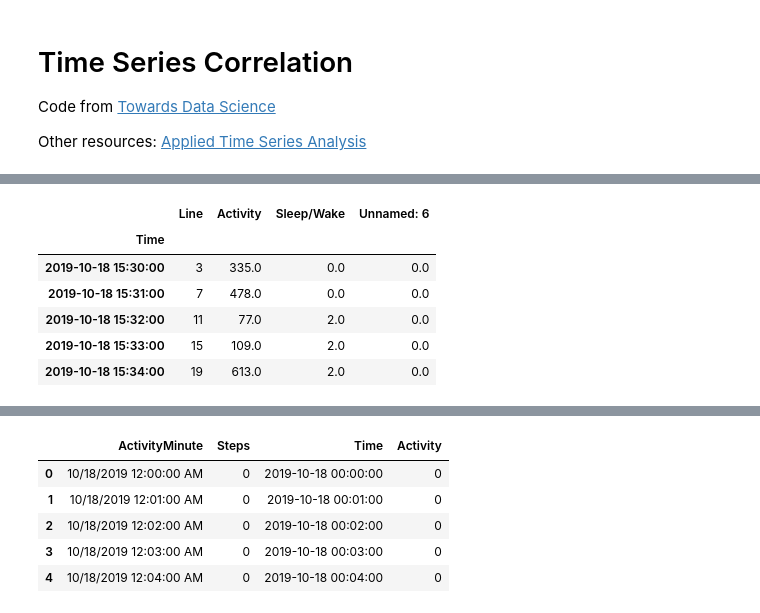
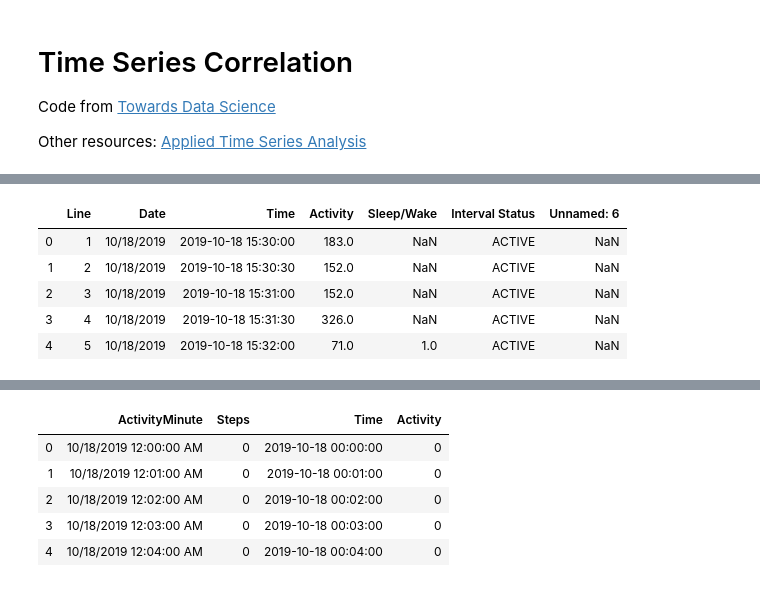
Before and after one commit to mcmahonmc/wearables, a Jupyter notebook: Fitbit Actiwatch Time Series Correlation.ipynb, the cells around one changed output, grey strips where cells are left out. Drawn from its saved outputs; the diff is of its cells as text; code cells hidden in the pictures.

```diff
--- a/Fitbit Actiwatch Time Series Correlation.ipynb
+++ b/Fitbit Actiwatch Time Series Correlation.ipynb
@@ -31,18 +35,16 @@ act_files[0:5]
 # %%
 # resample actiwatch data to 1 minute bins
 
 act = pd.read_csv(act_files[1], skiprows=156)
 act['Time'] = pd.to_datetime(act['Date'] + ' ' + act['Time'])
-act = act.resample('T', on='Time').sum()
 act[0:5]
 # %% [output]
-|  | Line | Activity | Sleep/Wake | Unnamed: 6 |
-| Time |  |  |  |  |
-| 2019-10-18 15:30:00 | 3 | 335.0 | 0.0 | 0.0 |
-| 2019-10-18 15:31:00 | 7 | 478.0 | 0.0 | 0.0 |
-| 2019-10-18 15:32:00 | 11 | 77.0 | 2.0 | 0.0 |
-| 2019-10-18 15:33:00 | 15 | 109.0 | 2.0 | 0.0 |
-| 2019-10-18 15:34:00 | 19 | 613.0 | 2.0 | 0.0 |
+|  | Line | Date | Time | Activity | Sleep/Wake | Interval Status | Unnamed: 6 |
+| 0 | 1 | 10/18/2019 | 2019-10-18 15:30:00 | 183.0 | NaN | ACTIVE | NaN |
+| 1 | 2 | 10/18/2019 | 2019-10-18 15:30:30 | 152.0 | NaN | ACTIVE | NaN |
+| 2 | 3 | 10/18/2019 | 2019-10-18 15:31:00 | 152.0 | NaN | ACTIVE | NaN |
+| 3 | 4 | 10/18/2019 | 2019-10-18 15:31:30 | 326.0 | NaN | ACTIVE | NaN |
+| 4 | 5 | 10/18/2019 | 2019-10-18 15:32:00 | 71.0 | 1.0 | ACTIVE | NaN |
 # %%
 fitbit_files = glob.glob(home_dir + "/Box/CogNeuroLab/Wearables/data/fitbit/*minuteStepsNarrow*", recursive=True)
 fitbit_files[0:15]
```
Also changed, not shown: parts of 26 cells of this notebook, 1 other file.
